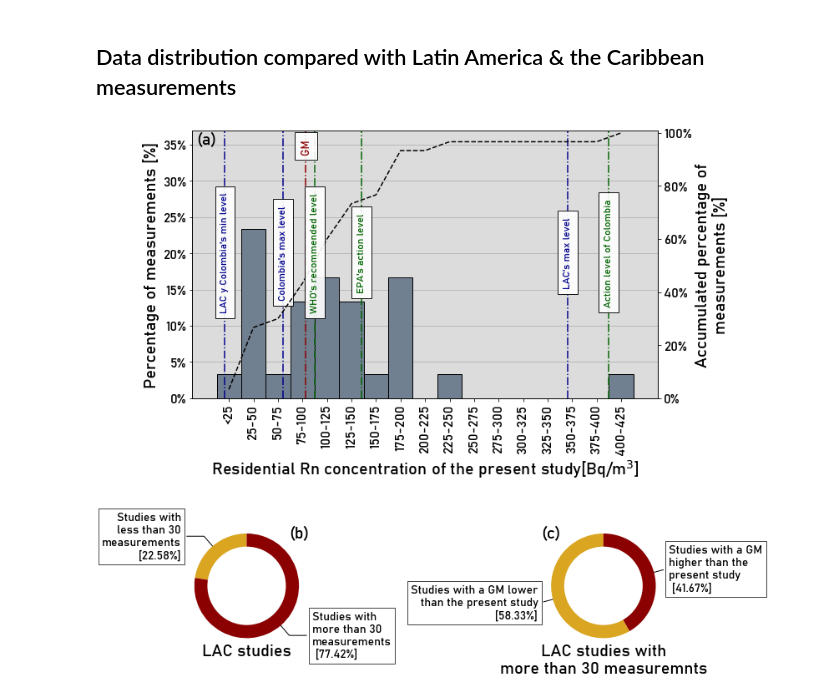
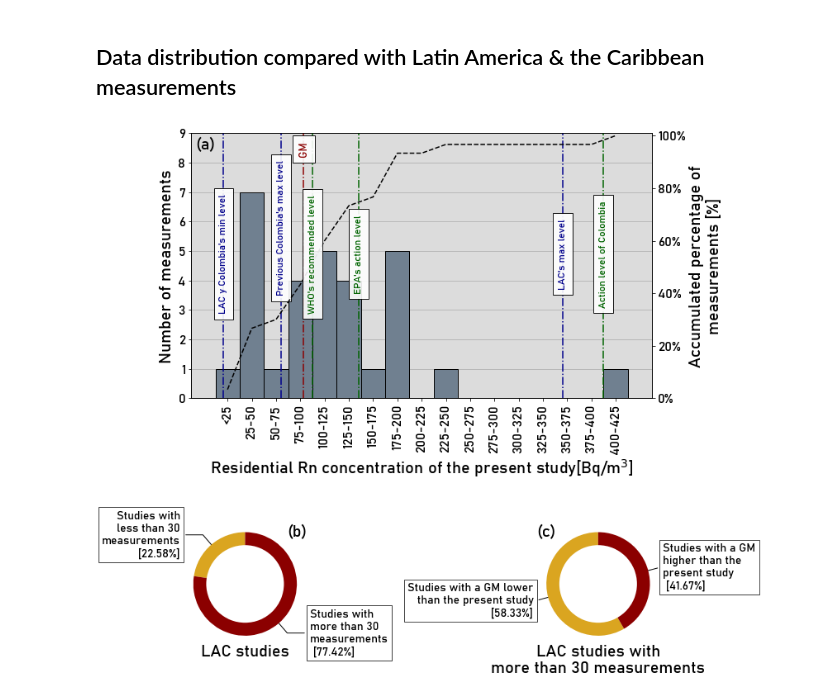
Before and after one commit to mdominguezd/RnSurvey_Bogota_DataAnalysis, a Jupyter notebook: Data distribution.ipynb, the cells around one changed output. Cells and saved outputs as stored; diff of their text form; code cells hidden in the pictures.

```diff
--- a/Data distribution.ipynb
+++ b/Data distribution.ipynb
@@ -14,12 +14,13 @@ from matplotlib.gridspec import GridSpec as gspec
 ## Radon concentrations
 We import the radon concentrations measured. (RAW DATA)
 # %%
-DF = pd.read_excel('Radon concentrations data/Results_LR115.xlsx')
+DF = pd.read_excel('Radon concentrations data/Raw_Results_LR115.xlsx')
 
 DF_data = DF[(DF['Concentracion_Bq_m3'].notna())] #Drop NA data
 DF_data['Error_perc'] = DF_data.apply(lambda df: 100*np.abs(df['Concentracion_Bq_m3'] - df['Contramuestra'])/df['Concentracion_Bq_m3'], axis = 1) #Add error column
 DF_data.ID_muestra = DF_data.ID_muestra.apply(lambda df : int(str(df)[:2]))
 
 DF_data = DF_data.set_index('ID_casa')
-np.std(DF_data.Resultado)
+
+np.mean(DF_data.Resultado)
 # %% [output]
@@ -90,7 +94,7 @@ kw = dict(arrowprops=dict(arrowstyle="-"),
 labels = ['Does not exceed any\nreference level', "Exceeds the WHO's reference\nlevel (100 Bq/m$^3$)","Exceeds EPA's action\nlevel (148 Bq/m$^3$)",'Exceeds Colombian action\nlevel (400 Bq/$m^3$)']
 
 fig, ax = plt.subplots(figsize = (10,10), subplot_kw=dict(aspect="equal"))
-wedges, texts = ax.pie(data_exceed.value_counts(), radius = 1.3
+wedges, texts = ax.pie(data_exceed.value_counts(), radius = 1.4
                        , colors = ['w','w','darkorange','darkred'],
                        explode = [-0.8,-0.8,0-0.8,0],startangle = 90, textprops = font)
 
@@ -103,12 +107,12 @@ for i, p in enumerate(wedges):
     horizontalalignment = {-1: "right", 1: "left"}[int(np.sign(x))]
     connectionstyle = "angle,angleA=0,angleB={}".format(ang)
     kw["arrowprops"].update({"connectionstyle": connectionstyle})
-    ax.annotate(labels[i]+' ['+str(round(Perc[i],2))+'%]', xy=(x, y), xytext=(1.1*np.sign(x), 1.2*y),
+    ax.annotate(labels[i]+' ['+str(round(Perc[i],2))+'%]', xy=(x, y), xytext=(1.2*np.sign(x), 1.4*y),
                 horizontalalignment=horizontalalignment, **kw, family = 'bahnschrift', fontsize=22)
 
 
-wedges, texts = ax.pie([0.43333,1-0.4333-0.2666, 0.26666], radius = 1.15, colors = ['w','w','darkorange'], explode = [-0.7,-0.7,0], startangle=90)
-wedges, texts = ax.pie([0.43333,1-0.4333], radius = 1, colors = ['slategray','gold'], startangle=90)
+wedges, texts = ax.pie([Perc[0]/100,1-Perc[0]/100-Perc[2]/100, Perc[2]/100], radius = 1.15, colors = ['w','w','darkorange'], explode = [-0.7,-0.7,0], startangle=90)
+wedges, texts = ax.pie([Perc[0]/100,1-Perc[0]/100], radius = 1, colors = ['slategray','gold'], startangle=90)
 
 blank_pie = plt.pie([1], radius = 0.85, colors=['w'])
 plt.text(0,0,'Distribution of RC with\nrespect to reference values', family = 'bahnschrift', fontsize=25, ha = 'center', va = 'center')
@@ -125,26 +129,25 @@ plt.subplot2grid((2,8), (0,0), colspan=8)
 
 plt.grid(axis='y', zorder = -1)
 
-h = plt.hist(DF_data.Resultado, bins = np.arange(0,450,25), weights=np.ones(len(DF_data.Resultado)) / len(DF_data.Resultado), edgecolor = 'k', color = 'slategray', zorder = 4)
+h = plt.hist(DF_data.Resultado, bins = np.arange(0,450,25), edgecolor = 'k', color = 'slategray', zorder = 4)
 median = DF_data.median().iloc[0]
 
 ax = plt.gca()
 ax.set_facecolor('gainsboro')
 
-plt.ylabel('Percentage of measurements [%]',fontdict = font, fontsize = 20)
+plt.ylabel('Number of measurements',fontdict = font, fontsize = 20)
 plt.xlabel('Residential Rn concentration of the present study[Bq/m$^3$]',fontdict = font, fontsize = 20)
 plt.xticks(np.arange(12.5,420,25))
-ax.set_xticklabels(['<25','25-50','50-75', '75-100', '100-125', '125-150', '150-175', '175-200', '200-225','225-250','250-275',
-                    '275-300','300-325','325-350','350-375','375-400','400-425','425-450'], fontdict = font, fontsize = 3, rotation = 90)
-ax.set_yticklabels(['0%','5%', '10%', '15%', '20%', '25%','30%','35%'], fontdict = font, fontsize = 16)
+ax.set_xticklabels(['<25','25-50','50-75', '75-100', '100-125', '125-150', '150-175', '175-200', '200-225','225-250','250-275','275-300','300-325','325-350','350-375','375-400','400-425'], fontdict = font, fontsize = 3, rotation = 90)
+ax.set_yticklabels(np.arange(0,10,1), fontdict = font, fontsize = 16)
 plt.xlim((-25,450))
-ax.set_ylim((0,0.37))
-ax.text(-10,0.357,'(a)', va='center', ha='center',family = 'bahnschrift', fontsize=20,)
+ax.set_ylim((0,9))
+ax.text(-10,8.6,'(a)', va='center', ha='center',family = 'bahnschrift', fontsize=20,)
 
 ax2 = ax.twinx()
 ax2.set_ylim((0,1.01))
 
-plt.plot(np.arange(12.5,420,25),np.cumsum(h[0]), zorder=5, c = 'k', ls ='--')
+plt.plot(np.arange(12.5,420,25),np.cumsum(h[0])/30, zorder=5, c = 'k', ls ='--')
 ax2.set_yticklabels(['0%','20%', '40%', '60%', '80%', '100%'], fontdict = font, fontsize = 16)
 ax2.set_ylabel('Accumulated percentage of\nmeasurements [%]', fontdict = font, fontsize = 20)
 
@@ -158,7 +161,7 @@ ax2.axvline(8.5, c = 'darkblue',ls='-.')
 ax2.text(8.5, 0.55,"LAC y Colombia's min level", rotation = 90, va='center', ha='center', bbox = dict(facecolor='w', alpha=0.9, pad=7), family = font['family'], fontsize = 12, color = 'darkblue')
 
 ax2.axvline(67.5, c = 'darkblue',ls='-.')
-ax2.text(67.5, 0.55,"Colombia's max level", rotation = 90, va='center', ha='center', bbox = dict(facecolor='w', alpha=0.9, pad=7), family = font['family'], fontsize = 12, color = 'darkblue')
+ax2.text(67.5, 0.65,"Previous Colombia's max level", rotation = 90, va='center', ha='center', bbox = dict(facecolor='w', alpha=0.9, pad=7), family = font['family'], fontsize = 12, color = 'darkblue')
 
 ax2.axvline(358, c = 'darkblue',ls='-.')
 ax2.text(358, 0.55,"LAC's max level", rotation = 90, va='center', ha='center', bbox = dict(facecolor='w', alpha=0.9, pad=7), family = font['family'], fontsize = 12, color = 'darkblue')
@@ -189,32 +192,32 @@ for i, p in enumerate(wedges):
                 horizontalalignment=horizontalalignment, **kw, family = 'bahnschrift', fontsize=14)
 
 plt.text(1.2,1.2,'(b)', va='center', ha='center',family = 'bahnschrift', fontsize=20)
 plt.grid(True)
 plt.pie([1], radius=0.9, colors=['w'])
 plt.xlabel('LAC studies', family = 'bahnschrift', fontsize=20)
 
 w = [14,10]
 
 ax = plt.subplot2grid((2,8),(1,6), colspan=2)
 wedges, texts = plt.pie(w, radius = 1.2, startangle = 90, colors = ['goldenrod', 'darkred'], frame = True)
 
 labels = ['Studies with a GM lower\n than the present study', 'Studies with a GM\nhigher than the\npresent study']
 Perc = [58.333, 41.666]
 for i, p in enumerate(wedges):
     ang = (p.theta2 - p.theta1)/2. + p.theta1
     y = np.sin(np.deg2rad(ang))
     x = np.cos(np.deg2rad(ang))
     horizontalalignment = {-1: "right", 1: "left"}[int(np.sign(x))]
     connectionstyle = "angle,angleA=0,angleB={}".format(ang)
     kw["arrowprops"].update({"connectionstyle": connectionstyle})
     ax.annotate(labels[i]+'\n ['+str(round(Perc[i],2))+'%]', xy=(x, y), xytext=(1.5*np.sign(x), 1.5*y),
                 horizontalalignment=horizontalalignment, **kw, family = 'bahnschrift', fontsize=14)
 
 plt.text(-1.2,1.2,'(c)', va='center', ha='center',family = 'bahnschrift', fontsize=20)
 plt.grid(True)
 plt.pie([1], radius=0.9, colors=['w'])
-plt.xlabel('LAC studies with\nmore than 30 measuremnts', family = 'bahnschrift', fontsize=20)
+plt.xlabel('LAC studies with\nmore than 30 measurements', family = 'bahnschrift', fontsize=20)
 
 fig.savefig('Figures/HistogramComparativeDataRegion.png', dpi=250, bbox_inches = 'tight')
 # %% [output]
-[figure, old version]
+[figure, new version]
```
Also changed, not shown: parts of 4 cells of this notebook, 15 other files.
